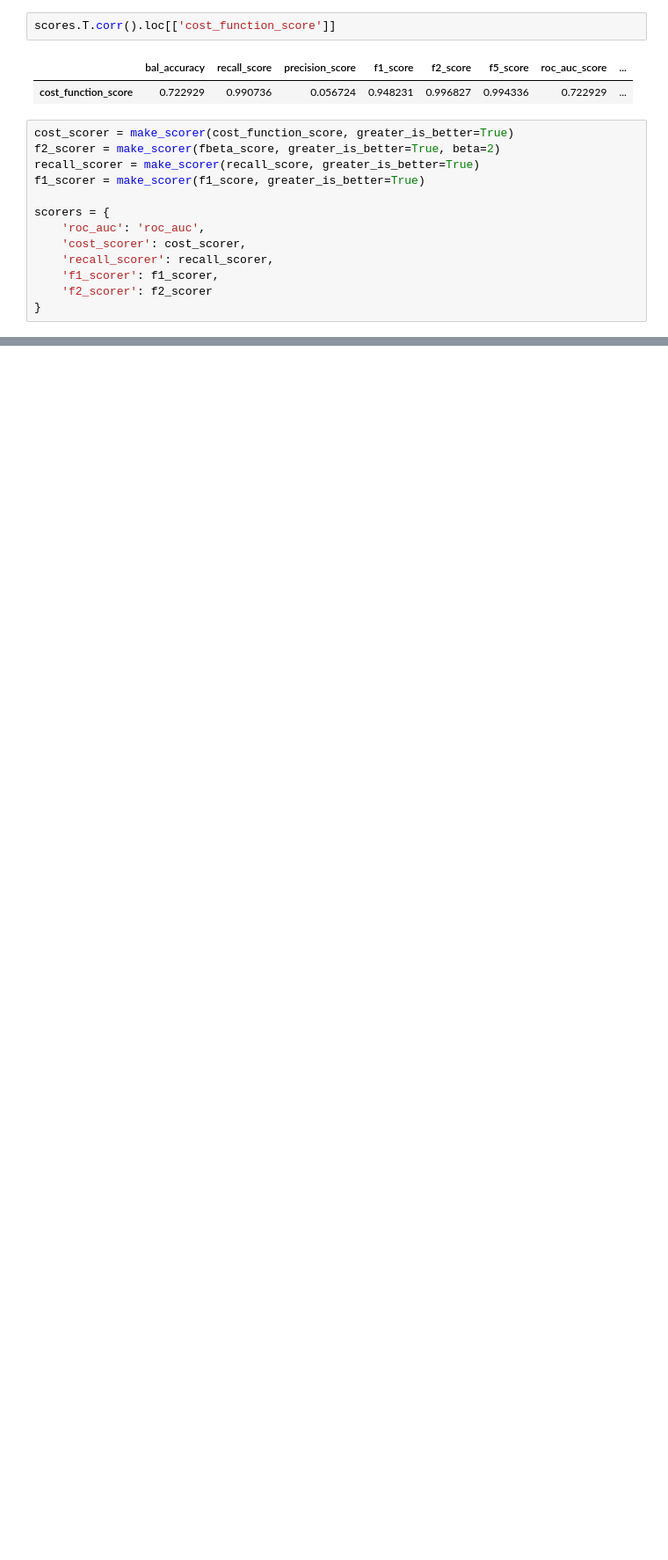
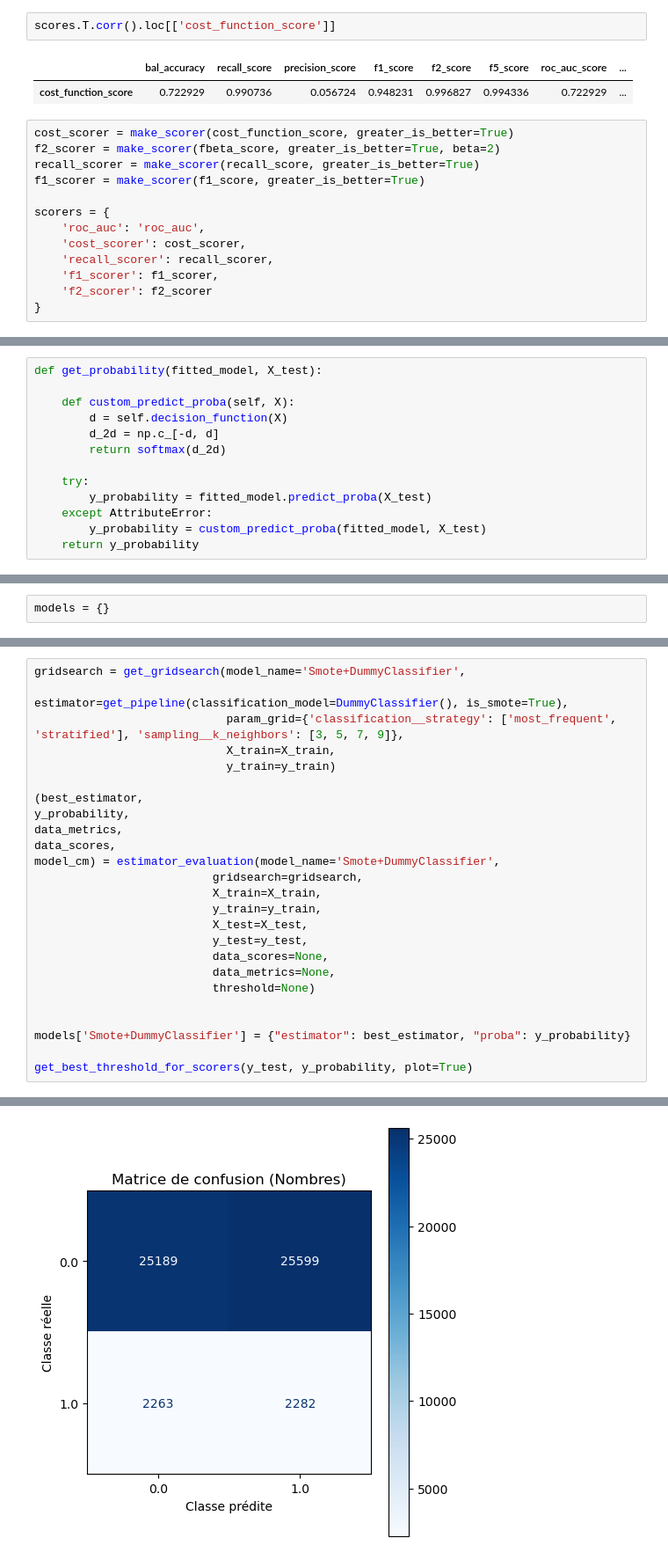
Before and after one commit to jesuiskristoff/projet7_openclassroom_cb, a Jupyter notebook: cleaning_filtering_modelisation/notebook_cb.ipynb, the cells around one changed output, grey strips where cells are left out. Shown at 88% size. Drawn from its saved outputs; the diff is of its cells as text; blank space fills up the shorter version.

```diff
--- a/cleaning_filtering_modelisation/notebook_cb.ipynb
+++ b/cleaning_filtering_modelisation/notebook_cb.ipynb
@@ -551,0 +599,13 @@ scorers = {
+# %%
+def get_probability(fitted_model, X_test):
+
+    def custom_predict_proba(self, X):
+        d = self.decision_function(X)
+        d_2d = np.c_[-d, d]
+        return softmax(d_2d)
+
+    try:
+        y_probability = fitted_model.predict_proba(X_test)
+    except AttributeError:
+        y_probability = custom_predict_proba(fitted_model, X_test)
+    return y_probability
@@ -551,0 +707,2 @@ scorers = {
+# %%
+models = {}
@@ -551,0 +728,26 @@ scorers = {
+# %%
+gridsearch = get_gridsearch(model_name='Smote+DummyClassifier',
+                            estimator=get_pipeline(classification_model=DummyClassifier(), is_smote=True),
+                            param_grid={'classification__strategy': ['most_frequent', 'stratified'], 'sampling__k_neighbors': [3, 5, 7, 9]},
+                            X_train=X_train,
+                            y_train=y_train)
+
+(best_estimator,
+y_probability,
+data_metrics,
+data_scores,
+model_cm) = estimator_evaluation(model_name='Smote+DummyClassifier',
+                          gridsearch=gridsearch,
+                          X_train=X_train,
+                          y_train=y_train,
+                          X_test=X_test,
+                          y_test=y_test,
+                          data_scores=None,
+                          data_metrics=None,
+                          threshold=None)
+
+
+models['Smote+DummyClassifier'] = {"estimator": best_estimator, "proba": y_probability}
+
+get_best_threshold_for_scorers(y_test, y_probability, plot=True)
+# %% [output]
@@ -551,0 +767 @@ scorers = {
+[figure, added]
```
Also changed, not shown: parts of 49 cells of this notebook, 5 other files.
